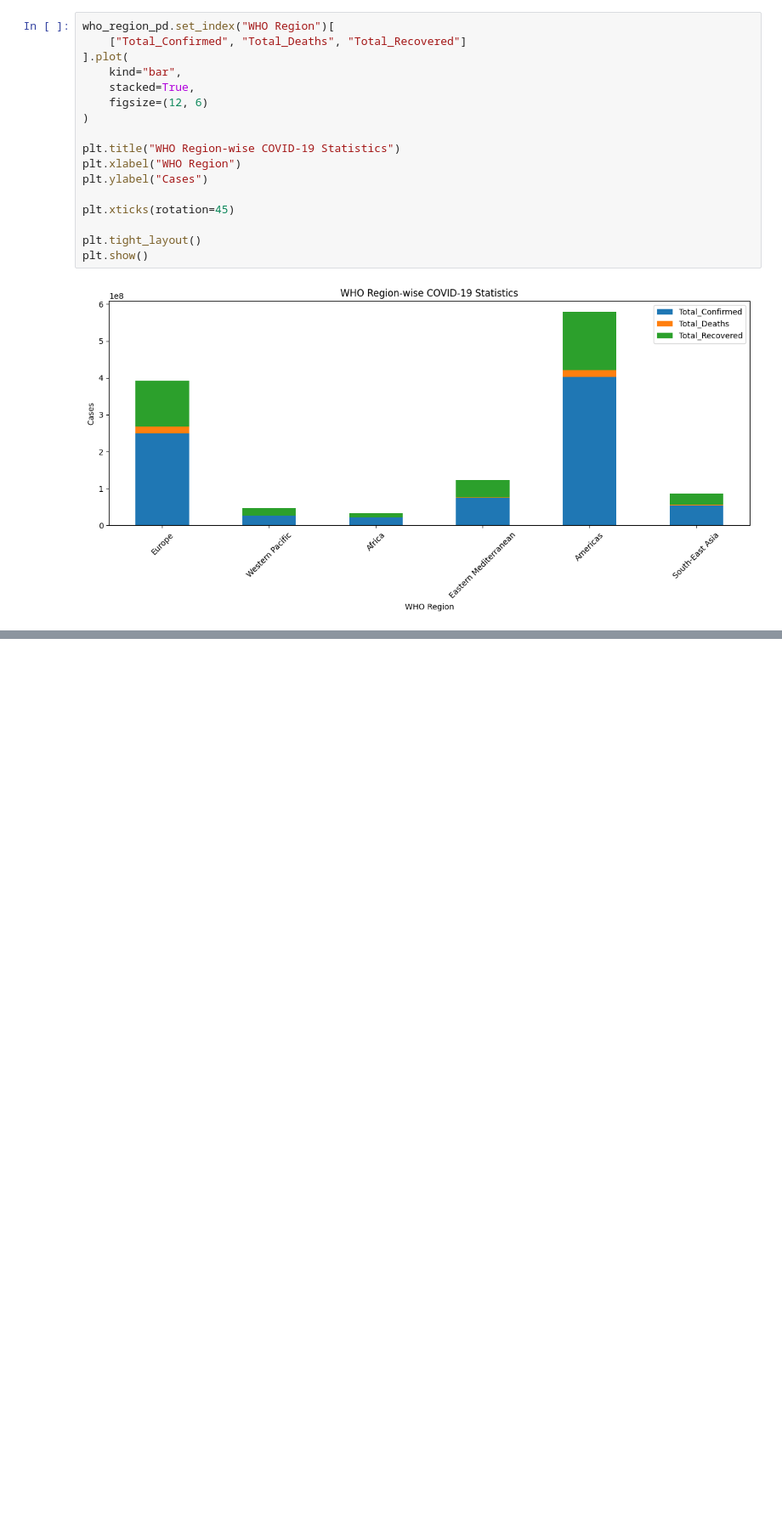
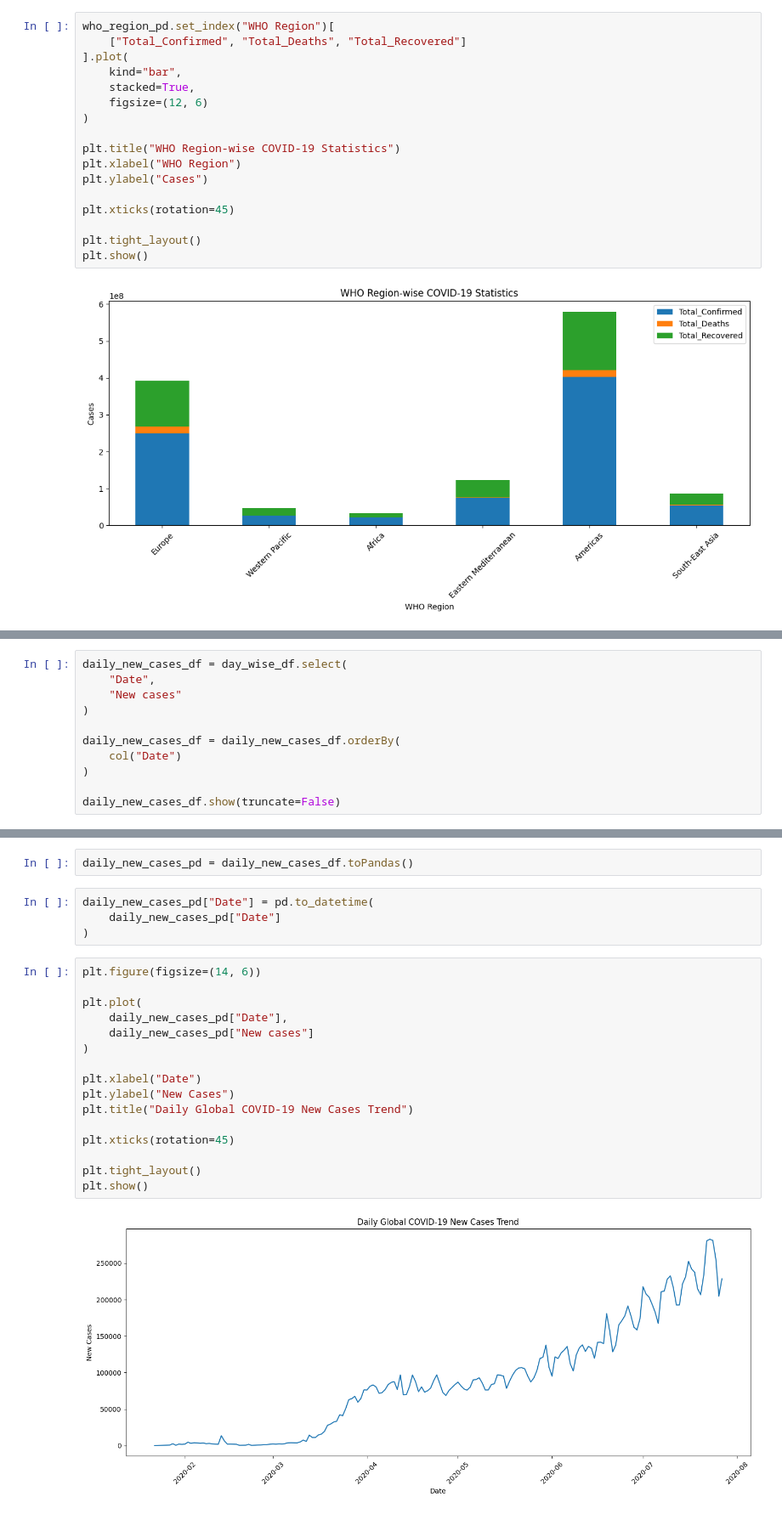
Before and after one commit to dilpreet0007/COVID19-Analytics-Pipeline, a Jupyter notebook: app.ipynb, the cells around one changed output, grey strips where cells are left out. Shown at 85% size. Saved outputs shown, nothing was run; the diff lists cells and outputs as text; blank space fills up the shorter version.

Commit message:
[Dilpreet] Task 8: Daily Global New Cases Trend

```diff
--- a/app.ipynb
+++ b/app.ipynb
@@ -471,0 +477,11 @@ plt.show()
+# %%
+daily_new_cases_df = day_wise_df.select(
+    "Date",
+    "New cases"
+)
+
+daily_new_cases_df = daily_new_cases_df.orderBy(
+    col("Date")
+)
+
+daily_new_cases_df.show(truncate=False)
@@ -471,0 +506,24 @@ plt.show()
+# %%
+daily_new_cases_pd = daily_new_cases_df.toPandas()
+# %%
+daily_new_cases_pd["Date"] = pd.to_datetime(
+    daily_new_cases_pd["Date"]
+)
+# %%
+plt.figure(figsize=(14, 6))
+
+plt.plot(
+    daily_new_cases_pd["Date"],
+    daily_new_cases_pd["New cases"]
+)
+
+plt.xlabel("Date")
+plt.ylabel("New Cases")
+plt.title("Daily Global COVID-19 New Cases Trend")
+
+plt.xticks(rotation=45)
+
+plt.tight_layout()
+plt.show()
+# %% [output]
+[figure, added]
```
Also changed, not shown: parts of 4 cells of this notebook.
